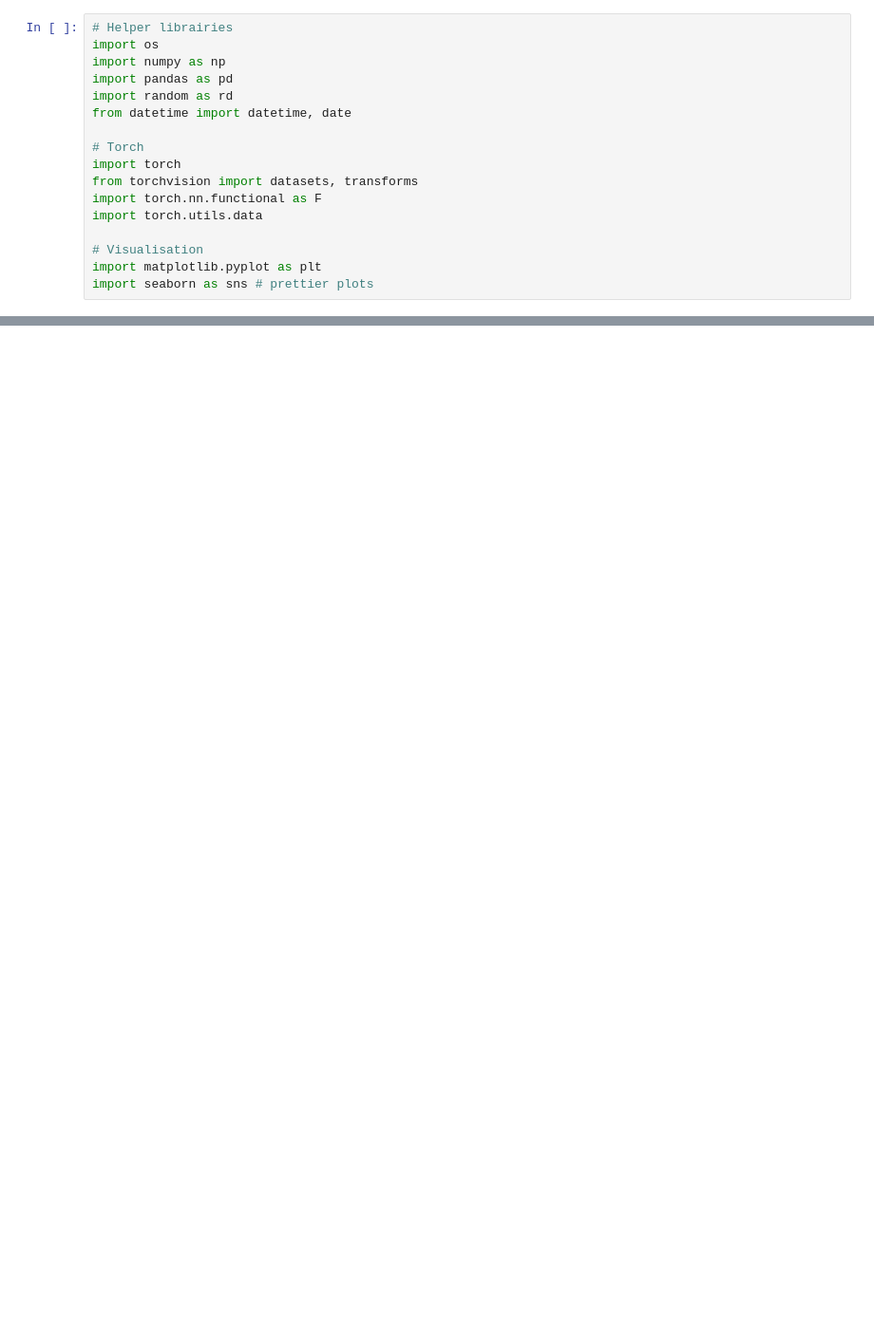
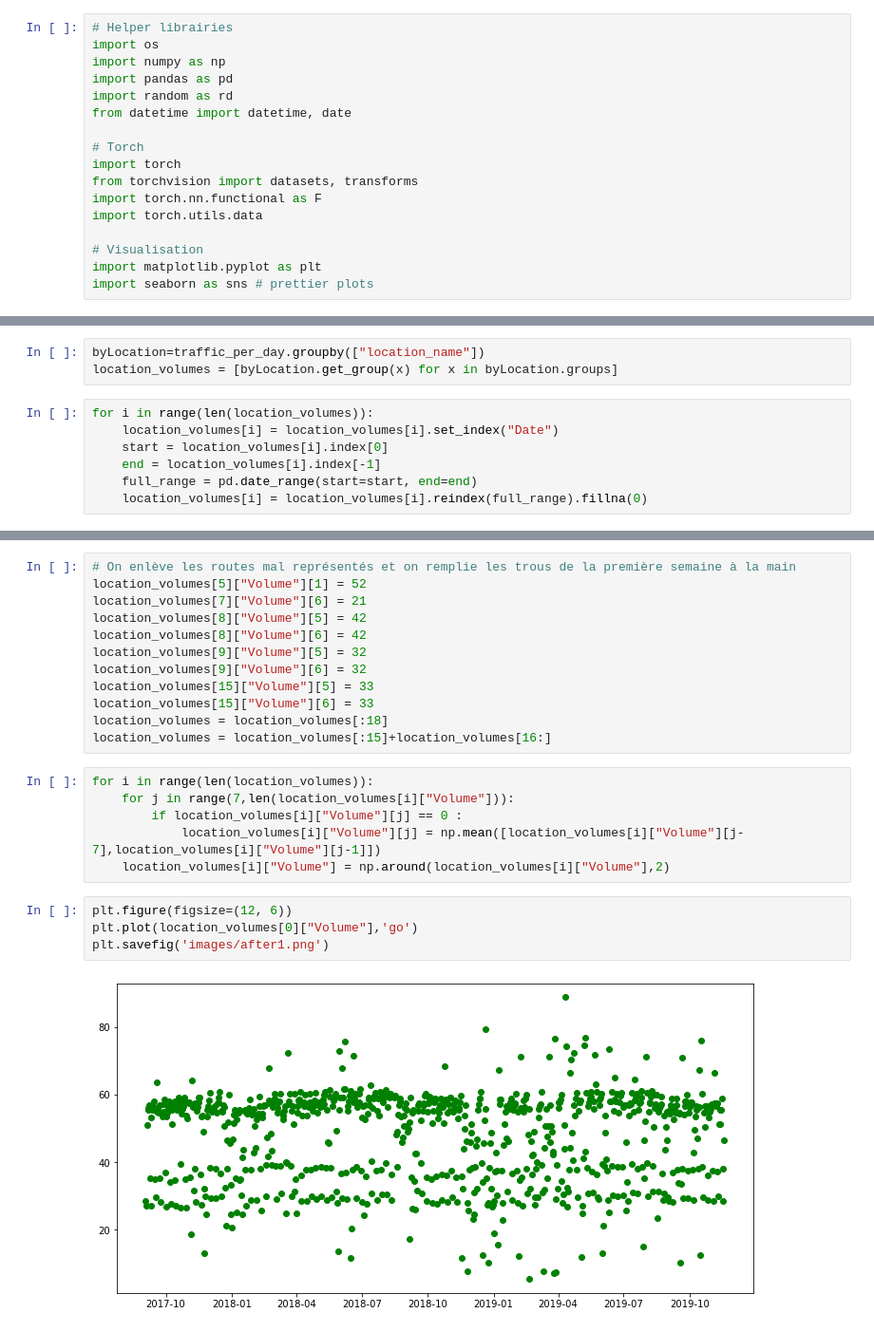
Before and after one commit to LouisMreau/dl-project, a Jupyter notebook: predict_traffic.ipynb, the cells around one changed output, grey strips where cells are left out. Shown: that part at 95% size. Drawn from its saved outputs; the diff is of its cells as text; blank space fills up the shorter version.

```diff
--- a/predict_traffic.ipynb
+++ b/predict_traffic.ipynb
@@ -50,0 +54,10 @@ print(train.tail())
+# %%
+byLocation=traffic_per_day.groupby(["location_name"])
+location_volumes = [byLocation.get_group(x) for x in byLocation.groups]
+# %%
+for i in range(len(location_volumes)):
+    location_volumes[i] = location_volumes[i].set_index("Date")
+    start = location_volumes[i].index[0]
+    end = location_volumes[i].index[-1]
+    full_range = pd.date_range(start=start, end=end)
+    location_volumes[i] = location_volumes[i].reindex(full_range).fillna(0)
@@ -50,0 +73,24 @@ print(train.tail())
+# %%
+# On enlève les routes mal représentés et on remplie les trous de la première semaine à la main
+location_volumes[5]["Volume"][1] = 52
+location_volumes[7]["Volume"][6] = 21
+location_volumes[8]["Volume"][5] = 42
+location_volumes[8]["Volume"][6] = 42
+location_volumes[9]["Volume"][5] = 32
+location_volumes[9]["Volume"][6] = 32
+location_volumes[15]["Volume"][5] = 33
+location_volumes[15]["Volume"][6] = 33
+location_volumes = location_volumes[:18]
+location_volumes = location_volumes[:15]+location_volumes[16:]
+# %%
+for i in range(len(location_volumes)):
+    for j in range(7,len(location_volumes[i]["Volume"])):
+        if location_volumes[i]["Volume"][j] == 0 :
+            location_volumes[i]["Volume"][j] = np.mean([location_volumes[i]["Volume"][j-7],location_volumes[i]["Volume"][j-1]])
+    location_volumes[i]["Volume"] = np.around(location_volumes[i]["Volume"],2)
+# %%
+plt.figure(figsize=(12, 6))
+plt.plot(location_volumes[0]["Volume"],'go')
+plt.savefig('images/after1.png')
+# %% [output]
+[figure, added]
```
Also changed, not shown: parts of 20 cells of this notebook, 15 other files.
